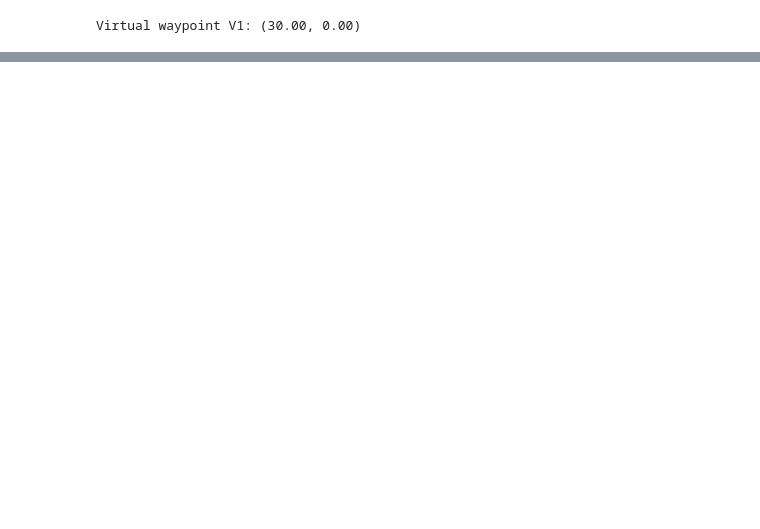
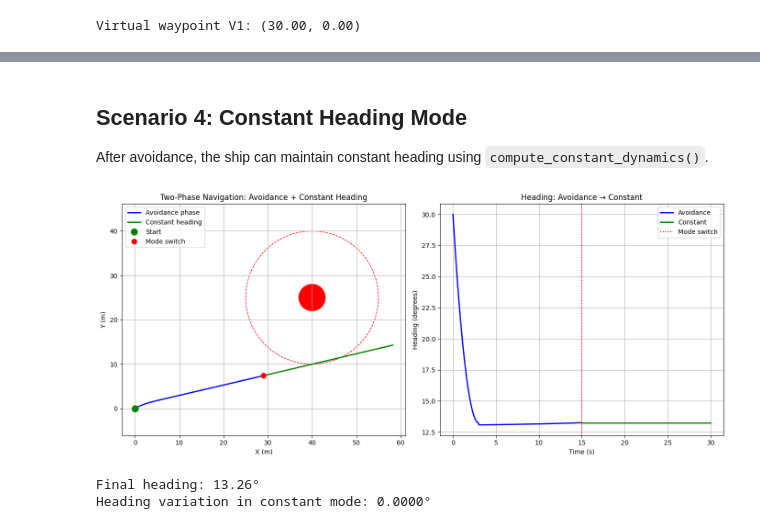
Before and after one commit to michaelstolberger27/colav-controllers, a Jupyter notebook: notebooks/collision_avoidance_demo.ipynb, the cells around one changed output, grey strips where cells are left out. Drawn from its saved outputs; the diff is of its cells as text; code cells hidden in the pictures; blank space fills up the shorter version.

```diff
--- a/notebooks/collision_avoidance_demo.ipynb
+++ b/notebooks/collision_avoidance_demo.ipynb
@@ -197,0 +396,76 @@ Ignoring fixed y limits to fulfill fixed data aspect with adjustable data limits
+# %% [markdown]
+## Scenario 4: Constant Heading Mode
+
+After avoidance, the ship can maintain constant heading using `compute_constant_dynamics()`.
+# %%
+# First: avoid obstacle (use result from Scenario 1)
+# Then: switch to constant heading mode
+
+# Reset and set up
+controller.reset()
+controller.set_virtual_waypoint(0.0, 0.0, np.radians(30), 40.0, 25.0)
+
+# Phase 1: Avoidance (0 to 15s)
+t_avoid = (0, 15)
+sol_avoid = solve_ivp(dynamics, t_avoid, [0.0, 0.0, np.radians(30)],
+                      t_eval=np.linspace(0, 15, 300), method='RK45')
+
+# Phase 2: Constant heading (15 to 30s)
+final_state = sol_avoid.y[:, -1]
+
+def dynamics_constant(t, state):
+    x, y, psi = state
+    return controller.compute_constant_dynamics(x, y, psi)
+
+t_constant = (0, 15)
+sol_constant = solve_ivp(dynamics_constant, t_constant, final_state,
+                         t_eval=np.linspace(0, 15, 300), method='RK45')
+
+# Combine trajectories
+combined_x = np.concatenate([sol_avoid.y[0], sol_constant.y[0]])
+combined_y = np.concatenate([sol_avoid.y[1], sol_constant.y[1]])
+combined_psi = np.concatenate([sol_avoid.y[2], sol_constant.y[2]])
+combined_t = np.concatenate([sol_avoid.t, sol_constant.t + 15])
+
+# Plot
+fig, axes = plt.subplots(1, 2, figsize=(14, 6))
+
+# Trajectory
+ax = axes[0]
+ax.plot(combined_x[:300], combined_y[:300], 'b-', linewidth=2, label='Avoidance phase')
+ax.plot(combined_x[300:], combined_y[300:], 'g-', linewidth=2, label='Constant heading')
+ax.plot(0, 0, 'go', markersize=10, label='Start')
+ax.plot(combined_x[299], combined_y[299], 'ro', markersize=8, label='Mode switch')
+
+obstacle = Circle((40.0, 25.0), 3, color='red')
+safety_zone = Circle((40.0, 25.0), Cs, color='red', fill=False, linestyle='--')
+ax.add_patch(obstacle)
+ax.add_patch(safety_zone)
+
+ax.set_xlabel('X (m)')
+ax.set_ylabel('Y (m)')
+ax.set_title('Two-Phase Navigation: Avoidance + Constant Heading')
+ax.legend()
+ax.grid(True)
+ax.axis('equal')
+
+# Heading
+ax = axes[1]
+ax.plot(combined_t[:300], np.degrees(combined_psi[:300]), 'b-', linewidth=2, label='Avoidance')
+ax.plot(combined_t[300:], np.degrees(combined_psi[300:]), 'g-', linewidth=2, label='Constant')
+ax.axvline(x=15, color='r', linestyle=':', label='Mode switch')
+ax.set_xlabel('Time (s)')
+ax.set_ylabel('Heading (degrees)')
+ax.set_title('Heading: Avoidance → Constant')
+ax.legend()
+ax.grid(True)
+
+plt.tight_layout()
+plt.show()
+
+print(f"Final heading: {np.degrees(combined_psi[-1]):.2f}°")
+print(f"Heading variation in constant mode: {np.std(np.degrees(combined_psi[300:])):.4f}°")
+# %% [output]
+[figure, added]
+Final heading: 13.26°
+Heading variation in constant mode: 0.0000°
```
Also changed, not shown: parts of 15 cells of this notebook, 1 other file.
